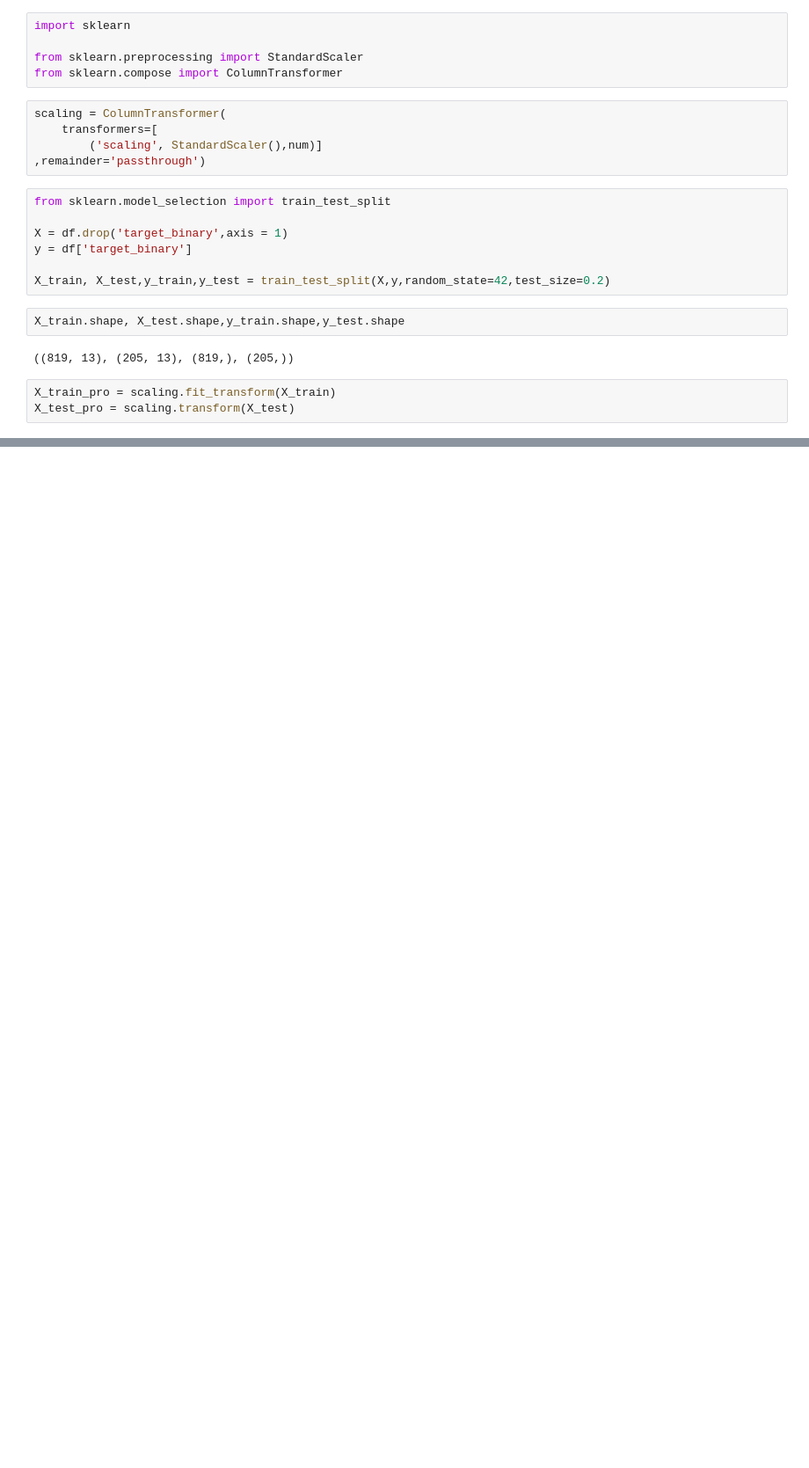
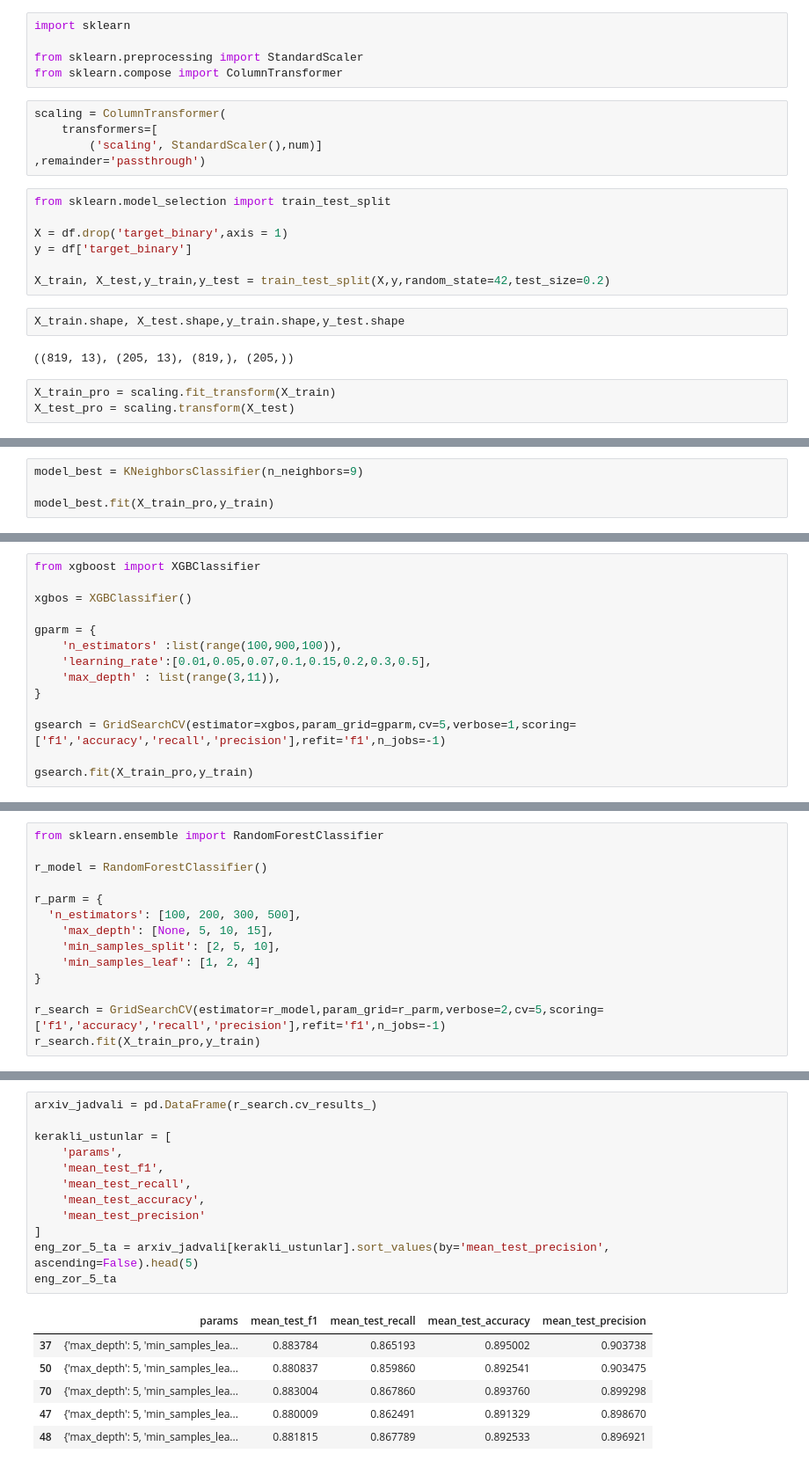
Before and after one commit to sarmuh/Heart-Disease-Predict-ML, a Jupyter notebook: notebooks/data_info_train.ipynb, the cells around one changed output, grey strips where cells are left out. Shown at 88% size. Saved outputs shown, nothing was run; the diff lists cells and outputs as text; blank space fills up the shorter version.

```diff
--- a/notebooks/data_info_train.ipynb
+++ b/notebooks/data_info_train.ipynb
@@ -230,0 +286,4 @@ weighted avg       0.84      0.84      0.84       205
+# %%
+model_best = KNeighborsClassifier(n_neighbors=9)
+
+model_best.fit(X_train_pro,y_train)
@@ -230,0 +311,14 @@ weighted avg       0.84      0.84      0.84       205
+# %%
+from xgboost import XGBClassifier
+
+xgbos = XGBClassifier()
+
+gparm = {
+    'n_estimators' :list(range(100,900,100)),
+    'learning_rate':[0.01,0.05,0.07,0.1,0.15,0.2,0.3,0.5],
+    'max_depth' : list(range(3,11)),
+}
+
+gsearch = GridSearchCV(estimator=xgbos,param_grid=gparm,cv=5,verbose=1,scoring=['f1','accuracy','recall','precision'],refit='f1',n_jobs=-1)
+
+gsearch.fit(X_train_pro,y_train)
@@ -230,0 +369,14 @@ weighted avg       0.84      0.84      0.84       205
+# %%
+from sklearn.ensemble import RandomForestClassifier
+
+r_model = RandomForestClassifier()
+
+r_parm = {
+  'n_estimators': [100, 200, 300, 500],
+    'max_depth': [None, 5, 10, 15],
+    'min_samples_split': [2, 5, 10],
+    'min_samples_leaf': [1, 2, 4]
+}
+
+r_search = GridSearchCV(estimator=r_model,param_grid=r_parm,verbose=2,cv=5,scoring=['f1','accuracy','recall','precision'],refit='f1',n_jobs=-1)
+r_search.fit(X_train_pro,y_train)
@@ -230,0 +409,19 @@ weighted avg       0.84      0.84      0.84       205
+# %%
+arxiv_jadvali = pd.DataFrame(r_search.cv_results_)
+
+kerakli_ustunlar = [
+    'params',
+    'mean_test_f1',
+    'mean_test_recall',
+    'mean_test_accuracy',
+    'mean_test_precision'
+]
+eng_zor_5_ta = arxiv_jadvali[kerakli_ustunlar].sort_values(by='mean_test_precision', ascending=False).head(5)
+eng_zor_5_ta
+# %% [output]
+|  | params | mean_test_f1 | mean_test_recall | mean_test_accuracy | mean_test_precision |
+| 37 | {'max_depth': 5, 'min_samples_lea... | 0.883784 | 0.865193 | 0.895002 | 0.903738 |
+| 50 | {'max_depth': 5, 'min_samples_lea... | 0.880837 | 0.859860 | 0.892541 | 0.903475 |
+| 70 | {'max_depth': 5, 'min_samples_lea... | 0.883004 | 0.867860 | 0.893760 | 0.899298 |
+| 47 | {'max_depth': 5, 'min_samples_lea... | 0.880009 | 0.862491 | 0.891329 | 0.898670 |
+| 48 | {'max_depth': 5, 'min_samples_lea... | 0.881815 | 0.867789 | 0.892533 | 0.896921 |
```
Also changed, not shown: parts of 16 cells of this notebook.
